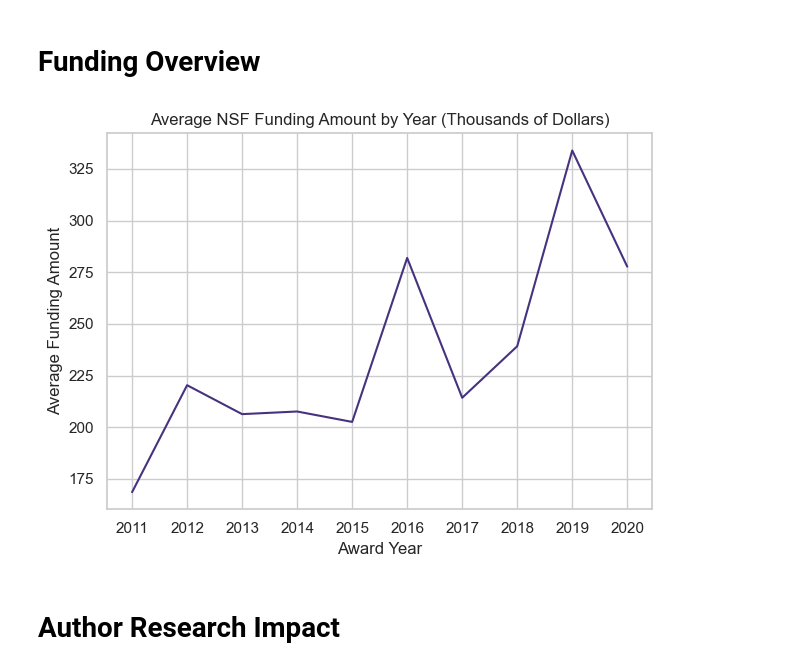
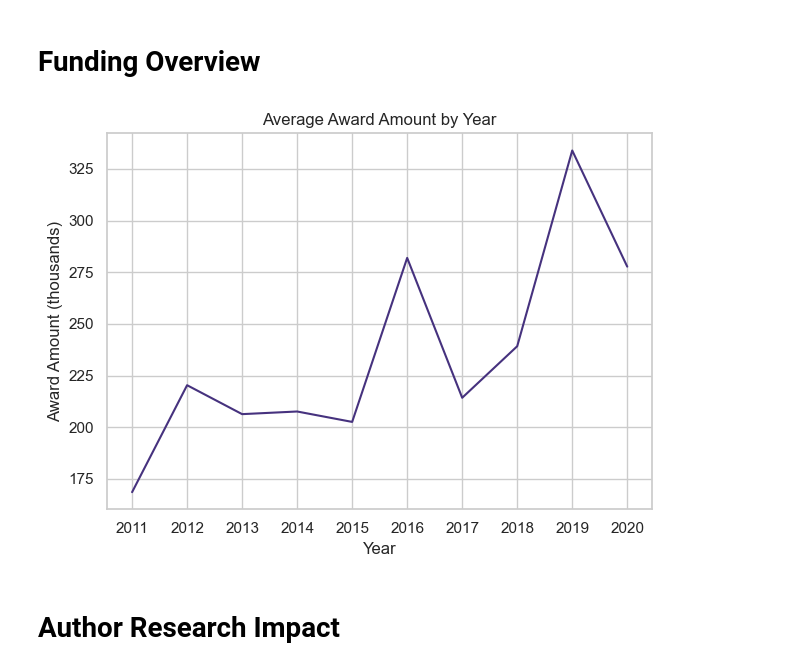
Before and after one commit to Vindmn1234/NSF-funding-research-project-, a Jupyter notebook: descriptive/descriptive.ipynb, the cells around one changed output. Saved outputs shown, nothing was run; the diff lists cells and outputs as text; code cells hidden in the pictures.

```diff
--- a/descriptive/descriptive.ipynb
+++ b/descriptive/descriptive.ipynb
@@ -26,6 +26,6 @@ funding_info.head()
 | 4 | Steven | NaN | Bedrick | bedricks@ohsu.edu | Oregon Health & Science University | Direct For Social, Behav & Econom... | Division Of Behavioral and Cognit... | 04/01/2011 | ... |
 # %%
 # Read the dataframe containing all funding, author and publication information for each awarded author
-combined_info = pd.read_csv("../database/preprocessed_content_analysis.csv")
+combined_info = pd.read_csv("database/preprocessed_content_analysis.csv")
 combined_info.head()
 # %% [output]
@@ -76,17 +76,17 @@ Index(['email', 'year', 'institution', 'interests', 'award_year',
 # %%
 # First, plot a line chart showing average NSF funding amount per year
 avg_funding_by_year = pd.DataFrame(np.round(combined_info.groupby(by=['award_year'])['award_amount'].mean() / 1000, 2))
 
 sns.set_theme(style="whitegrid", palette="viridis")
 sns.lineplot(data=avg_funding_by_year, x='award_year', y='award_amount')
 plt.xticks(ticks=np.unique(combined_info['award_year']), labels=np.unique(combined_info['award_year']))
-plt.title('Average NSF Funding Amount by Year (Thousands of Dollars)')
-plt.xlabel('Award Year')
-plt.ylabel('Average Funding Amount')
+plt.title('Average Award Amount by Year')
+plt.xlabel('Year')
+plt.ylabel('Award Amount (thousands)')
 plt.tight_layout()
 plt.savefig('average_funding_by_year.png', format='png', dpi=300, bbox_inches='tight')
 # %% [output]
-[figure, old version]
+[figure, new version]
 # %% [markdown]
 #  Author Research Impact
 # %% [markdown]
```
Also changed, not shown: parts of 7 cells of this notebook.
